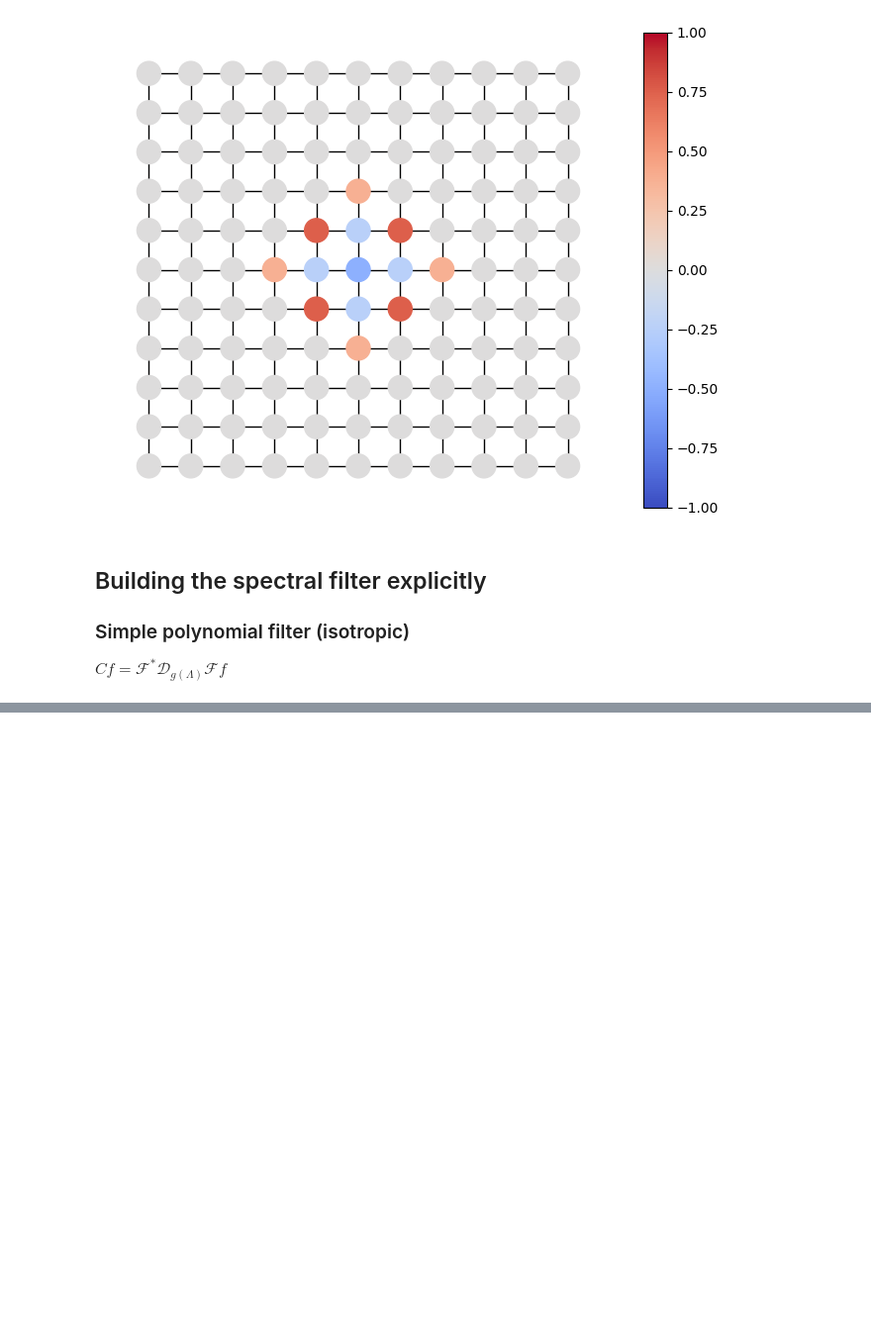
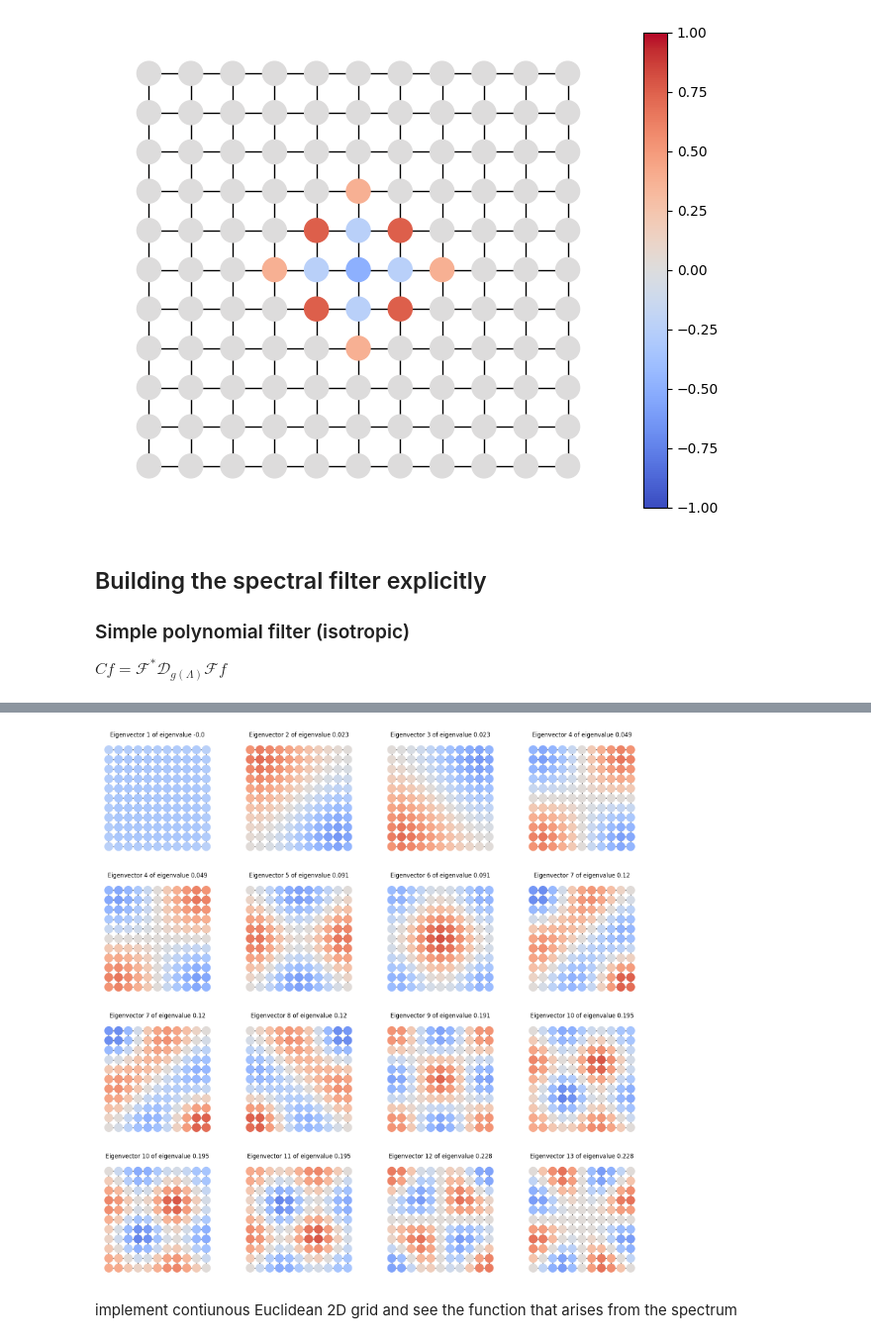
Before and after one commit to GuyLevavi/math_gnn_project, a Jupyter notebook: code/notebook.ipynb, the cells around one changed output, grey strips where cells are left out. Shown at 99% size. Cells and saved outputs as stored; diff of their text form; code cells hidden in the pictures; blank space fills up the shorter version.

```diff
--- a/code/notebook.ipynb
+++ b/code/notebook.ipynb
@@ -179,0 +245,13 @@ plt.show()
+# %%
+# plot first N^2 eigenvectors
+N = 4
+fig, ax = plt.subplots(N, N, figsize=(20, 20))
+for i in range(N):
+    for j in range(N):
+        nx.draw(grid, pos=pos, node_color=eigenvectors[:, i*3+j], with_labels=False, cmap="coolwarm", vmin=np.min(eigenvectors), vmax=np.max(eigenvectors), ax=ax[i, j])
+        ax[i, j].set_title(f'Eigenvector {i*3+j+1} of eigenvalue {np.round(eigenvalues[i*3+j], 3)}')
+plt.show()
+# %% [output]
+[figure, added]
+# %% [markdown]
+implement contiunous Euclidean 2D grid and see the function that arises from the spectrum
```
Also changed, not shown: parts of 13 cells of this notebook.
